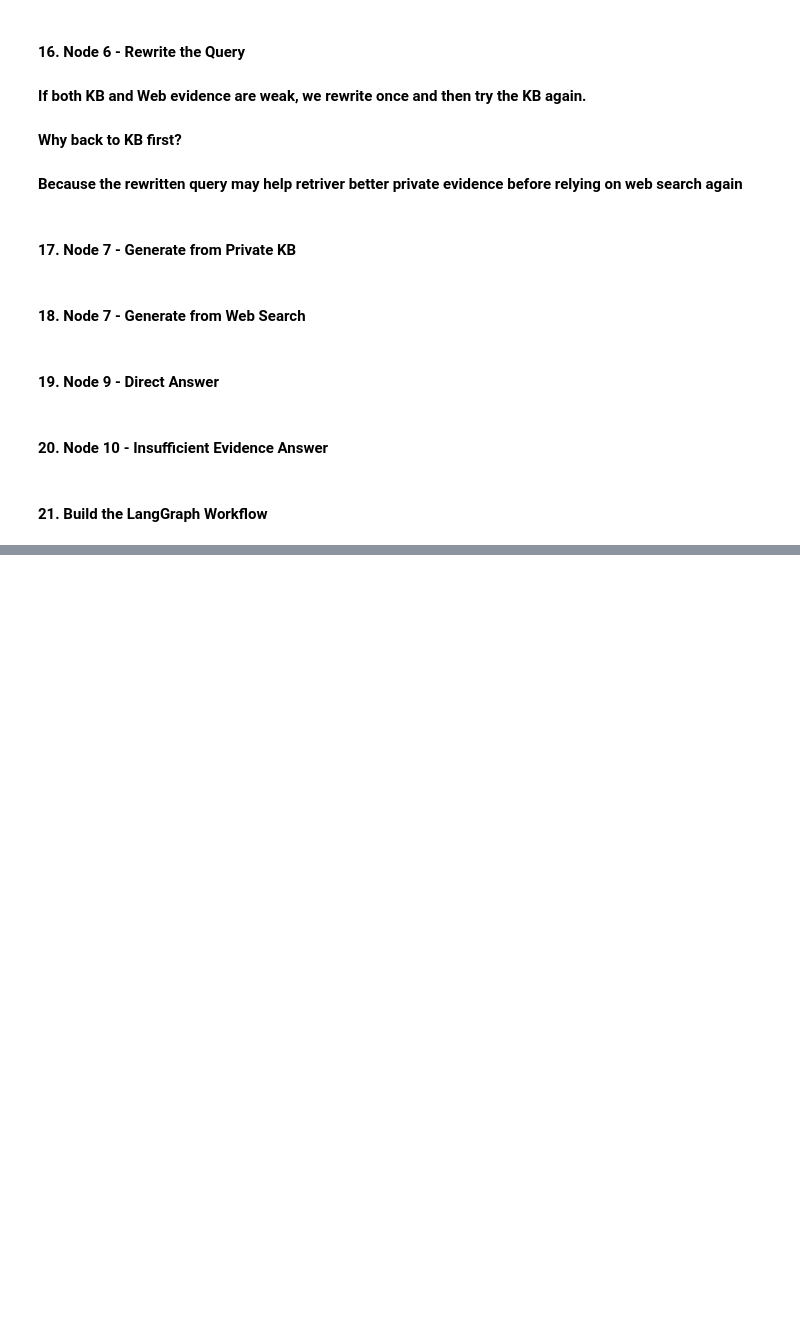
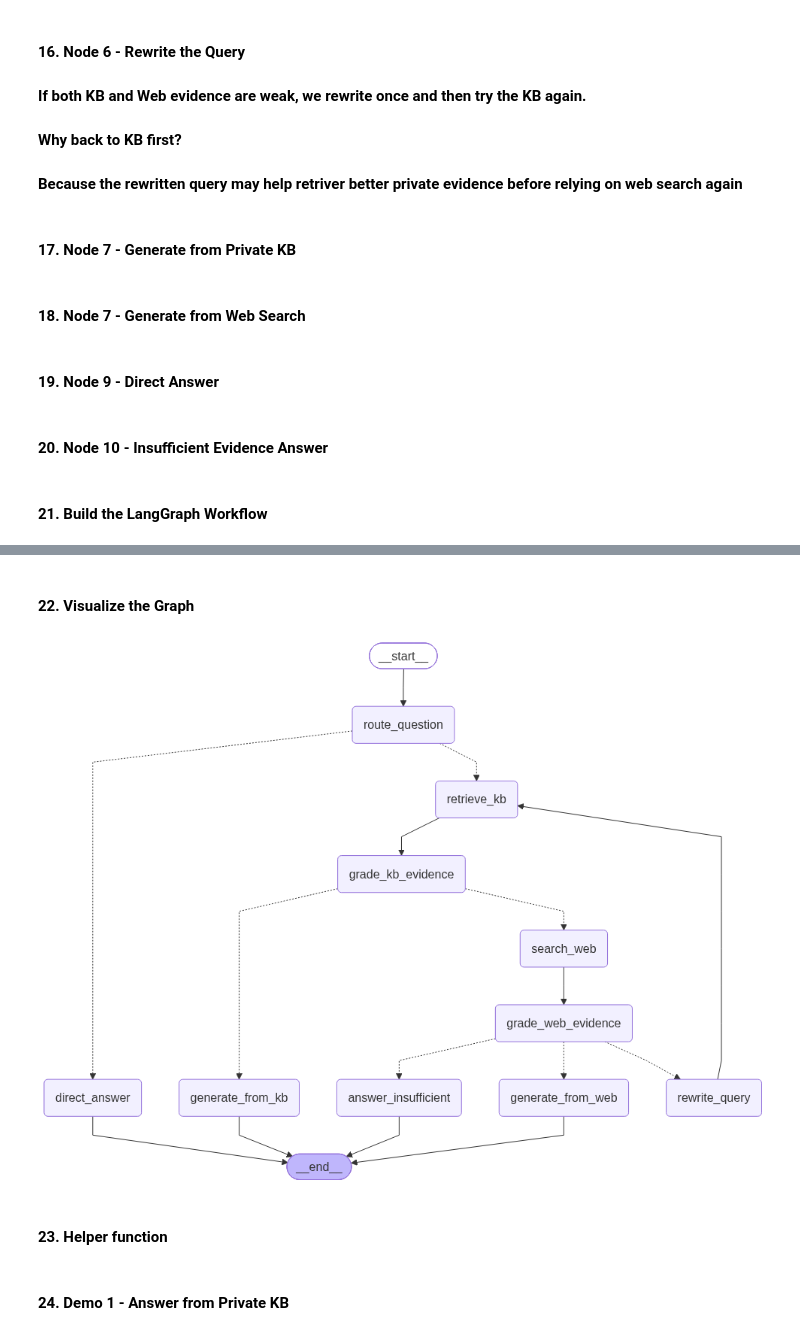
Before and after one commit to jaikeychauhan/Enterprise-IT-Support-Agentic-RAG-Chatbot, a Jupyter notebook: Practice/basic-test-code.ipynb, the cells around one changed output, grey strips where cells are left out. Saved outputs shown, nothing was run; the diff lists cells and outputs as text; code cells hidden in the pictures; blank space fills up the shorter version.

```diff
--- a/Practice/basic-test-code.ipynb
+++ b/Practice/basic-test-code.ipynb
@@ -514,0 +516,9 @@ print("Industry style Agentic RAG graph compiled.")
+# %% [markdown]
+#### 22. Visualize the Graph
+# %%
+from IPython.display import Image,display
+display(Image(app.get_graph().draw_mermaid_png()))
+# %% [output]
+[figure, added]
+# %% [markdown]
+#### 23. Helper function
@@ -514,0 +544,2 @@ print("Industry style Agentic RAG graph compiled.")
+# %% [markdown]
+#### 24. Demo 1 - Answer from Private KB
```
Also changed, not shown: parts of 9 cells of this notebook.
